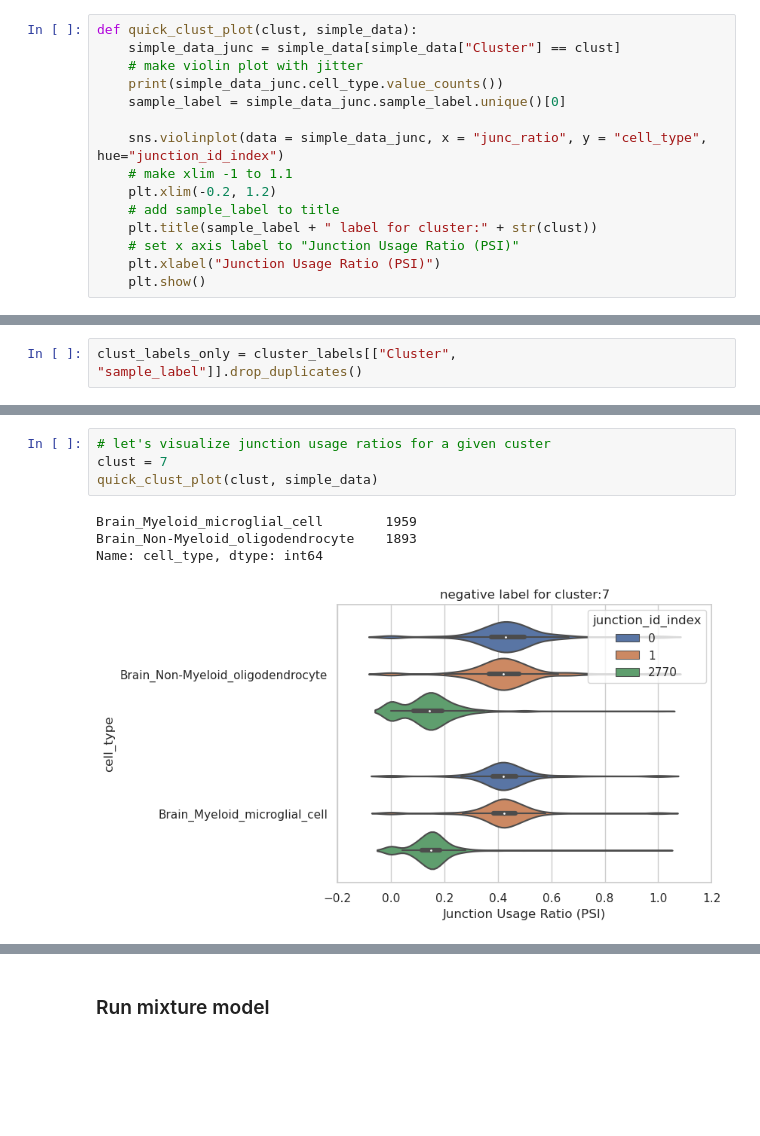
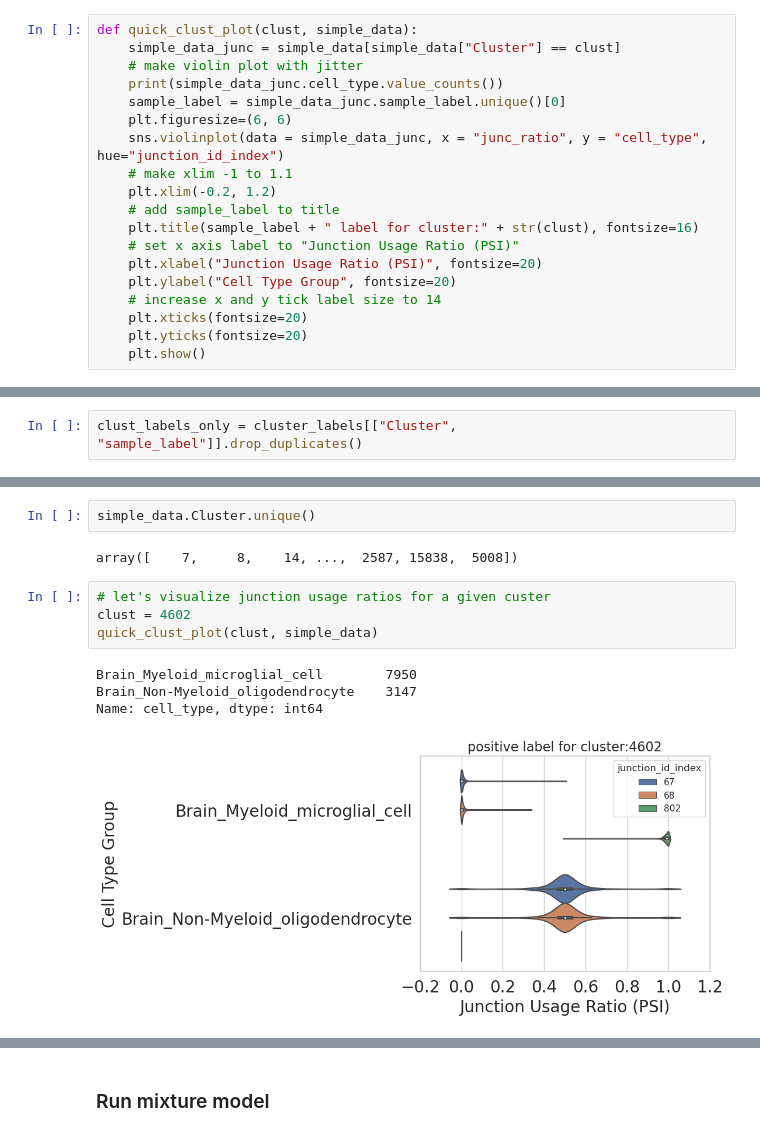
Before and after one commit to daklab/Leaflet-analysis, a Jupyter notebook: simulations/Leaflet/simulating_data_via_obs_counts_two_states.ipynb, the cells around one changed output, grey strips where cells are left out. Saved outputs shown, nothing was run; the diff lists cells and outputs as text; blank space fills up the shorter version.

```diff
--- a/simulations/Leaflet/simulating_data_via_obs_counts_two_states.ipynb
+++ b/simulations/Leaflet/simulating_data_via_obs_counts_two_states.ipynb
@@ -164,14 +164,18 @@ def quick_clust_plot(clust, simple_data):
     # make violin plot with jitter
     print(simple_data_junc.cell_type.value_counts())
     sample_label = simple_data_junc.sample_label.unique()[0]
-
+    plt.figuresize=(6, 6)
     sns.violinplot(data = simple_data_junc, x = "junc_ratio", y = "cell_type", hue="junction_id_index")
     # make xlim -1 to 1.1
     plt.xlim(-0.2, 1.2)
     # add sample_label to title
-    plt.title(sample_label + " label for cluster:" + str(clust))
+    plt.title(sample_label + " label for cluster:" + str(clust), fontsize=16)
     # set x axis label to "Junction Usage Ratio (PSI)"
-    plt.xlabel("Junction Usage Ratio (PSI)")
+    plt.xlabel("Junction Usage Ratio (PSI)", fontsize=20)
+    plt.ylabel("Cell Type Group", fontsize=20)
+    # increase x and y tick label size to 14
+    plt.xticks(fontsize=20)
+    plt.yticks(fontsize=20)
     plt.show()
 # %%
 def plot_juncProbs(junc_index):
@@ -610,9 +618,13 @@ simple_data.head()
+# %%
+simple_data.Cluster.unique()
+# %% [output]
+array([    7,     8,    14, ...,  2587, 15838,  5008])
 # %%
 # let's visualize junction usage ratios for a given custer
-clust = 7
+clust = 4602
 quick_clust_plot(clust, simple_data)
 # %% [output]
-Brain_Myeloid_microglial_cell        1959
-Brain_Non-Myeloid_oligodendrocyte    1893
+Brain_Myeloid_microglial_cell        7950
+Brain_Non-Myeloid_oligodendrocyte    3147
 Name: cell_type, dtype: int64
-[figure, old version]
+[figure, new version]
```
Also changed, not shown: parts of 58 cells of this notebook, 13 other files.
